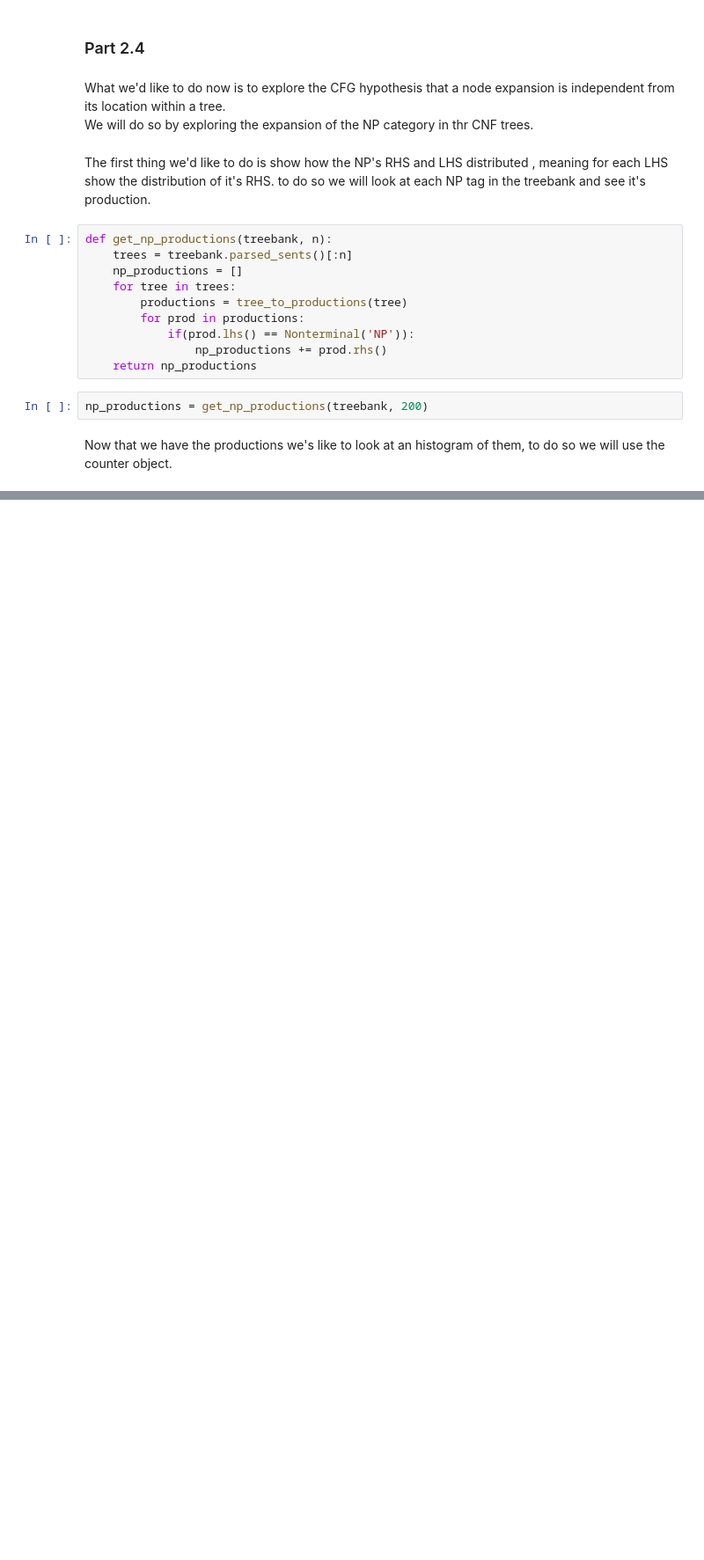
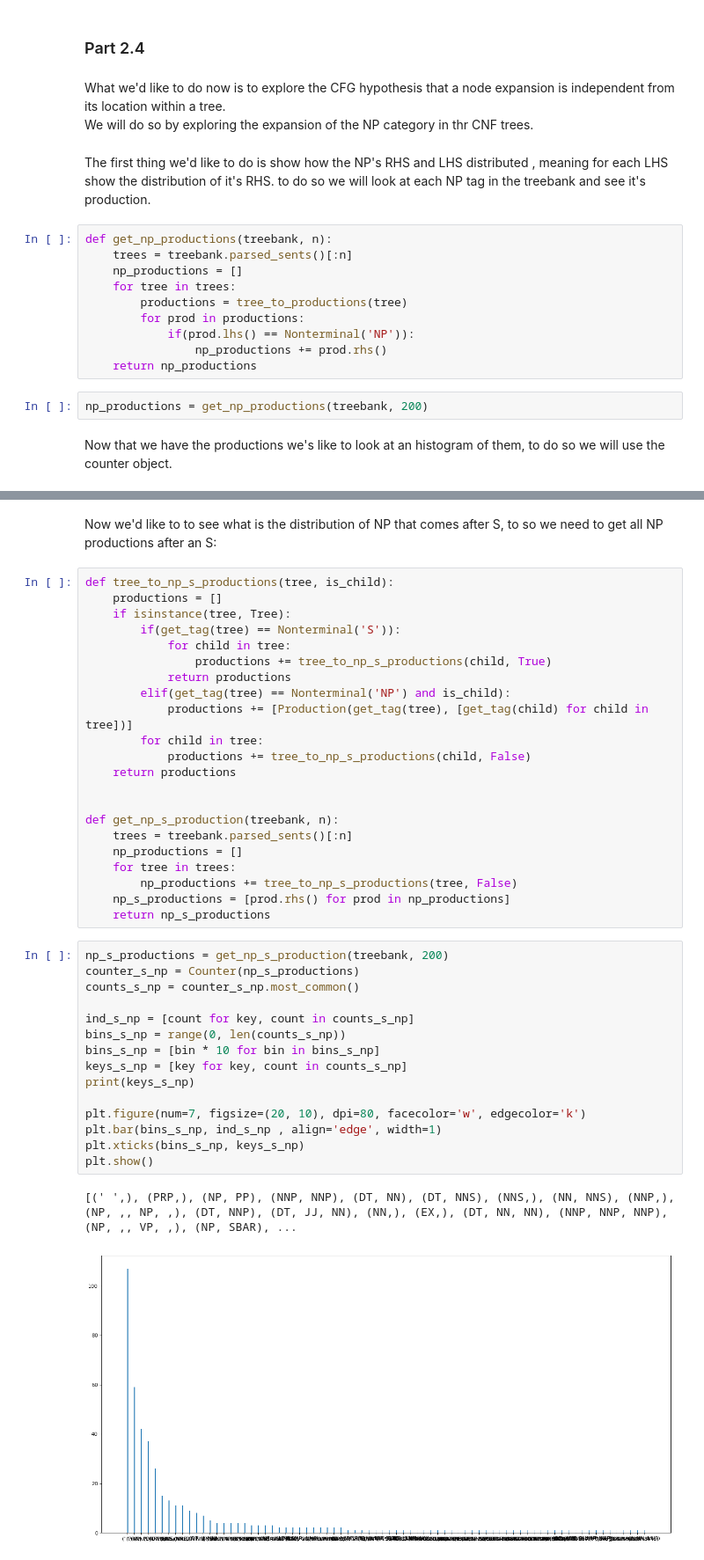
Before and after one commit to taihak94/NLP2019, a Jupyter notebook: assignment3/Assignment 3.ipynb, the cells around one changed output, grey strips where cells are left out. Shown at 88% size. Cells and saved outputs as stored; diff of their text form; blank space fills up the shorter version.

```diff
--- a/assignment3/Assignment 3.ipynb
+++ b/assignment3/Assignment 3.ipynb
@@ -1057 +1059,43 @@ plt.show()
 [figure]
+# %% [markdown]
+Now we'd like to to see what is the distribution of NP that comes after S, to so we need to get all NP productions after an S:
+# %%
+def tree_to_np_s_productions(tree, is_child):
+    productions = []
+    if isinstance(tree, Tree):
+        if(get_tag(tree) == Nonterminal('S')):
+            for child in tree:
+                productions += tree_to_np_s_productions(child, True)
+            return productions
+        elif(get_tag(tree) == Nonterminal('NP') and is_child):
+            productions += [Production(get_tag(tree), [get_tag(child) for child in tree])]
+        for child in tree:
+            productions += tree_to_np_s_productions(child, False)
+    return productions
+
+
+def get_np_s_production(treebank, n):
+    trees = treebank.parsed_sents()[:n]
+    np_productions = []
+    for tree in trees:
+        np_productions += tree_to_np_s_productions(tree, False)
+    np_s_productions = [prod.rhs() for prod in np_productions]
+    return np_s_productions
+# %%
+np_s_productions = get_np_s_production(treebank, 200)
+counter_s_np = Counter(np_s_productions)
+counts_s_np = counter_s_np.most_common()
+
+ind_s_np = [count for key, count in counts_s_np]
+bins_s_np = range(0, len(counts_s_np))
+bins_s_np = [bin * 10 for bin in bins_s_np]
+keys_s_np = [key for key, count in counts_s_np]
+print(keys_s_np)
+
+plt.figure(num=7, figsize=(20, 10), dpi=80, facecolor='w', edgecolor='k')
+plt.bar(bins_s_np, ind_s_np , align='edge', width=1)
+plt.xticks(bins_s_np, keys_s_np)
+plt.show()
+# %% [output]
+[(' ',), (PRP,), (NP, PP), (NNP, NNP), (DT, NN), (DT, NNS), (NNS,), (NN, NNS), (NNP,), (NP, ,, NP, ,), (DT, NNP), (DT, JJ, NN), (NN,), (EX,), (DT, NN, NN), (NNP, NNP, NNP), (NP, ,, VP, ,), (NP, SBAR), ...
+[figure, added]
```
Also changed, not shown: parts of 1 cell of this notebook.
